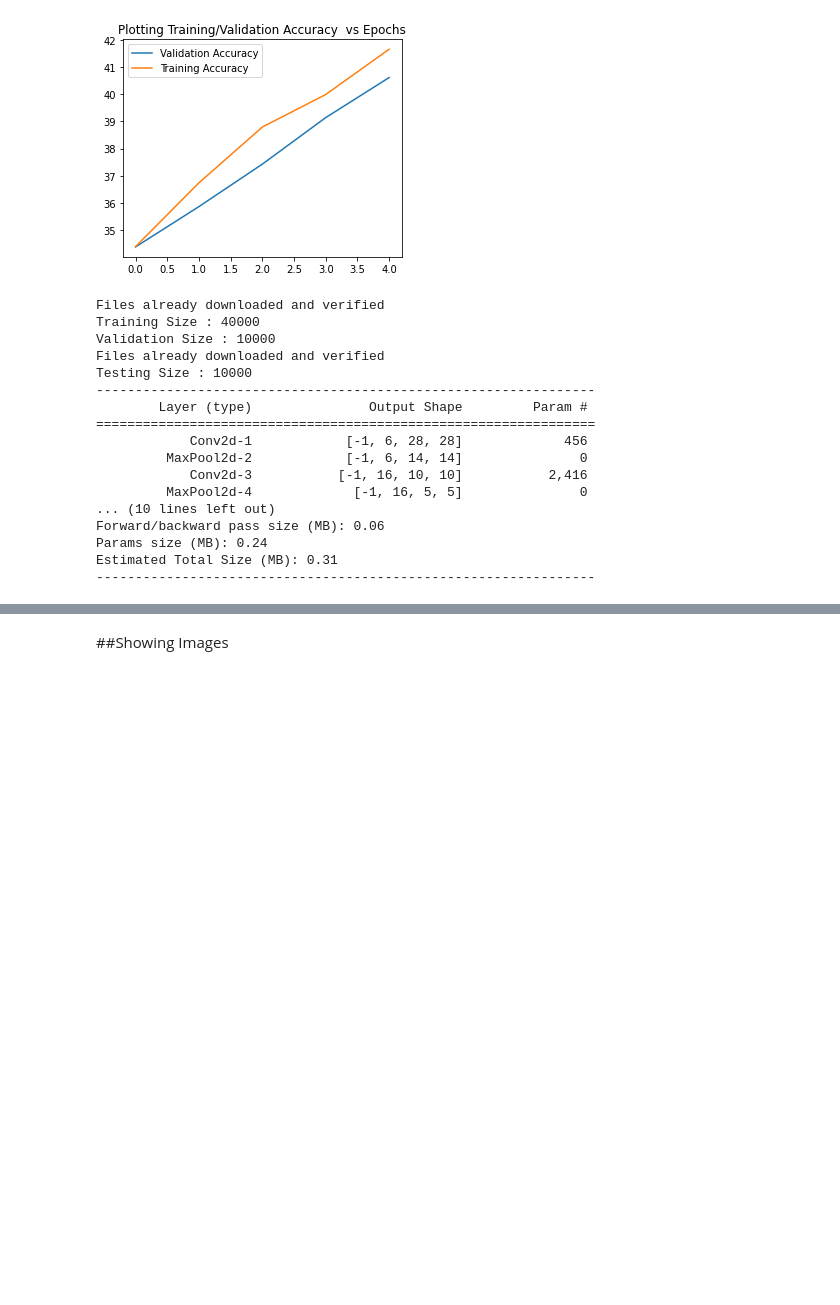
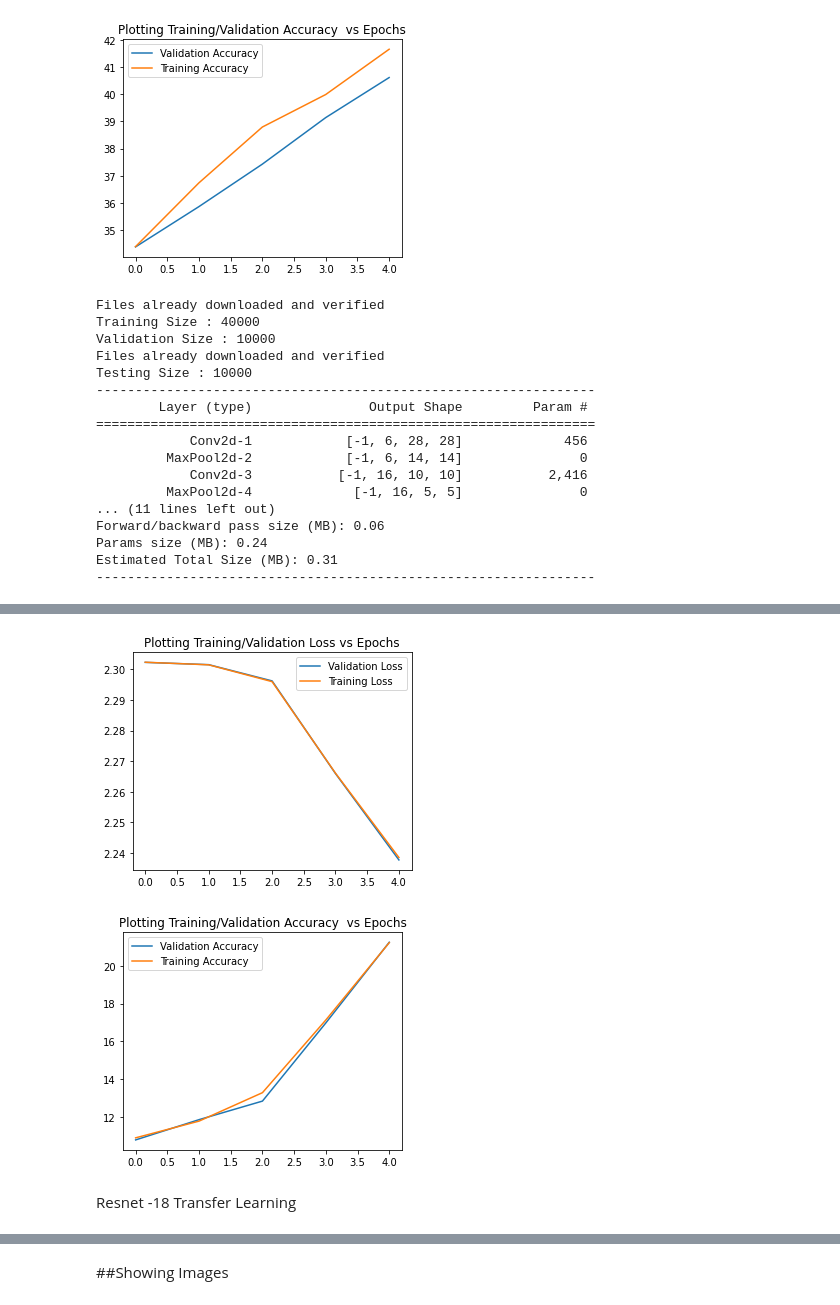
Before and after one commit to Anomaly1702/Ass2_Deep_Learning, a Jupyter notebook: Anubhav_Deep_learning.ipynb, the cells around one changed output, grey strips where cells are left out. Drawn from its saved outputs; the diff is of its cells as text; code cells hidden in the pictures; blank space fills up the shorter version.

```diff
--- a/Anubhav_Deep_learning.ipynb
+++ b/Anubhav_Deep_learning.ipynb
@@ -481,7 +482,7 @@ Finished Training
 [figure]
 # %%
 class Imagenet_model3(Basenet):
-    def __init__(self,dataset="CIFAR10",batch=32,path='./data',splitsize = .2):
+    def __init__(self,dataset="CIFAR10",batch=15,path='./data',splitsize = .2):
         super().__init__()
         torch.manual_seed(42)
         self.shapes = False
@@ -561,6 +562,7 @@ class Imagenet_model3(Basenet):
             print('After conv2, shape of x is ', x.shape)
 
         x = self.dropout2d(x)
+
         # flatten all dimensions except batch
         x = torch.flatten(x, 1)
         #FCNN Layer 1
@@ -591,16 +593,17 @@ Testing Size : 10000
          MaxPool2d-2            [-1, 6, 14, 14]               0
             Conv2d-3           [-1, 16, 10, 10]           2,416
          MaxPool2d-4             [-1, 16, 5, 5]               0
-... (10 lines left out)
+... (11 lines left out)
 Forward/backward pass size (MB): 0.06
 Params size (MB): 0.24
 Estimated Total Size (MB): 0.31
 ----------------------------------------------------------------
 # %%
 #Batch - 256 | Sgd |Lr = 0.005
-model2 = Imagenet_model2()
-model2=model2.to(get_default_device())
-model2.train_model(5,0.001,"SGD")
+model3 = Imagenet_model3()
+model3=model3.to(get_default_device())
+model3.train_model(5,0.001,"SGD")
+model3.show_graph()
 # %% [output]
 Files already downloaded and verified
 Training Size : 40000
@@ -615 +623,3 @@ Testing Size : 10000
 Finished Training
+[figure, added]
+[figure, added]
@@ -615,0 +726,2 @@ Finished Training
+# %% [markdown]
+Resnet -18 Transfer Learning
```
Also changed, not shown: parts of 7 cells of this notebook.
